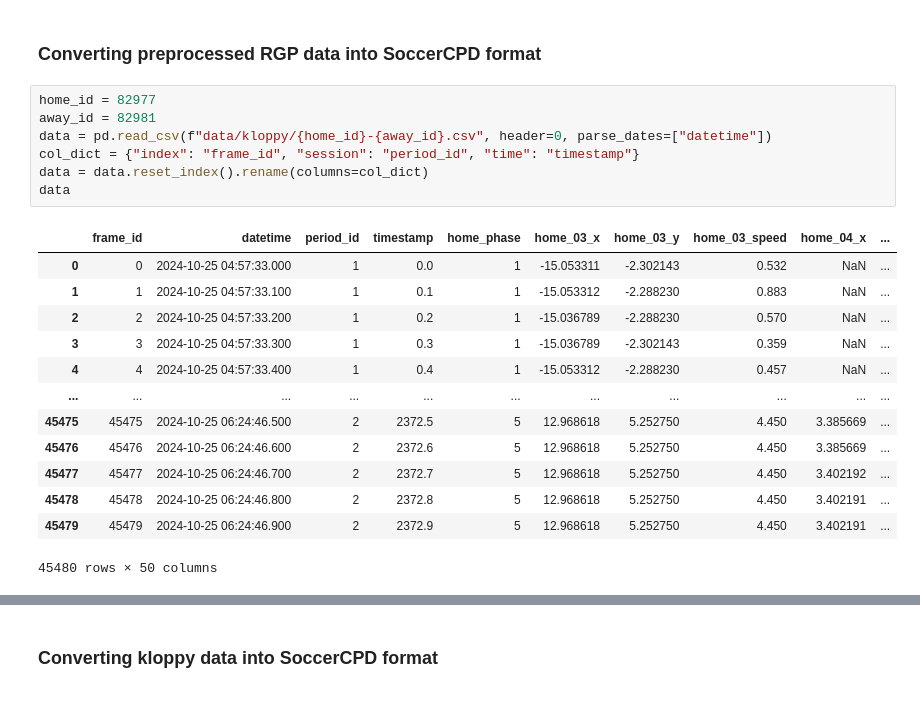
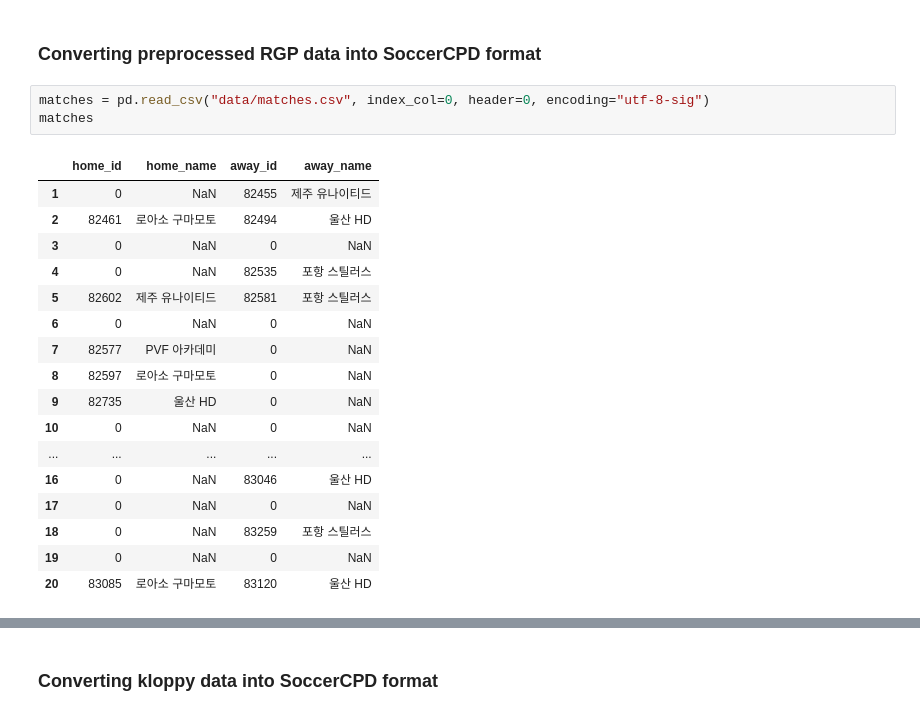
Before and after one commit to hyunsungkim-ds/soccercpd, a Jupyter notebook: tutorial_kloppy.ipynb, the cells around one changed output, grey strips where cells are left out. Drawn from its saved outputs; the diff is of its cells as text.

```diff
--- a/tutorial_kloppy.ipynb
+++ b/tutorial_kloppy.ipynb
@@ -22,24 +22,24 @@ rpackages.importr('gSeg')
 rpy2.robjects.packages.Package as a <module 'gSeg'>
 # %% [markdown]
 ### Converting preprocessed RGP data into SoccerCPD format
-# %%
-home_id = 82977
-away_id = 82981
-data = pd.read_csv(f"data/kloppy/{home_id}-{away_id}.csv", header=0, parse_dates=["datetime"])
-col_dict = {"index": "frame_id", "session": "period_id", "time": "timestamp"}
-data = data.reset_index().rename(columns=col_dict)
-data
-# %% [output]
-|  | frame_id | datetime | period_id | timestamp | home_phase | home_03_x | home_03_y | home_03_speed | home_04_x | ... |
-| 0 | 0 | 2024-10-25 04:57:33.000 | 1 | 0.0 | 1 | -15.053311 | -2.302143 | 0.532 | NaN | ... |
-| 1 | 1 | 2024-10-25 04:57:33.100 | 1 | 0.1 | 1 | -15.053312 | -2.288230 | 0.883 | NaN | ... |
-| 2 | 2 | 2024-10-25 04:57:33.200 | 1 | 0.2 | 1 | -15.036789 | -2.288230 | 0.570 | NaN | ... |
-| 3 | 3 | 2024-10-25 04:57:33.300 | 1 | 0.3 | 1 | -15.036789 | -2.302143 | 0.359 | NaN | ... |
-| 4 | 4 | 2024-10-25 04:57:33.400 | 1 | 0.4 | 1 | -15.053312 | -2.288230 | 0.457 | NaN | ... |
-| ... | ... | ... | ... | ... | ... | ... | ... | ... | ... | ... |
-| 45475 | 45475 | 2024-10-25 06:24:46.500 | 2 | 2372.5 | 5 | 12.968618 | 5.252750 | 4.450 | 3.385669 | ... |
-| 45476 | 45476 | 2024-10-25 06:24:46.600 | 2 | 2372.6 | 5 | 12.968618 | 5.252750 | 4.450 | 3.385669 | ... |
-| 45477 | 45477 | 2024-10-25 06:24:46.700 | 2 | 2372.7 | 5 | 12.968618 | 5.252750 | 4.450 | 3.402192 | ... |
-| 45478 | 45478 | 2024-10-25 06:24:46.800 | 2 | 2372.8 | 5 | 12.968618 | 5.252750 | 4.450 | 3.402191 | ... |
-| 45479 | 45479 | 2024-10-25 06:24:46.900 | 2 | 2372.9 | 5 | 12.968618 | 5.252750 | 4.450 | 3.402191 | ... |
-45480 rows × 50 columns
+# %%
+matches = pd.read_csv("data/matches.csv", index_col=0, header=0, encoding="utf-8-sig")
+matches
+# %% [output]
+|  | home_id | home_name | away_id | away_name |
+| 1 | 0 | NaN | 82455 | 제주 유나이티드 |
+| 2 | 82461 | 로아소 구마모토 | 82494 | 울산 HD |
+| 3 | 0 | NaN | 0 | NaN |
+| 4 | 0 | NaN | 82535 | 포항 스틸러스 |
+| 5 | 82602 | 제주 유나이티드 | 82581 | 포항 스틸러스 |
+| 6 | 0 | NaN | 0 | NaN |
+| 7 | 82577 | PVF 아카데미 | 0 | NaN |
+| 8 | 82597 | 로아소 구마모토 | 0 | NaN |
+| 9 | 82735 | 울산 HD | 0 | NaN |
+| 10 | 0 | NaN | 0 | NaN |
+| ... | ... | ... | ... | ... |
+| 16 | 0 | NaN | 83046 | 울산 HD |
+| 17 | 0 | NaN | 0 | NaN |
+| 18 | 0 | NaN | 83259 | 포항 스틸러스 |
+| 19 | 0 | NaN | 0 | NaN |
+| 20 | 83085 | 로아소 구마모토 | 83120 | 울산 HD |
```
Also changed, not shown: parts of 12 cells of this notebook, 1 other file.
